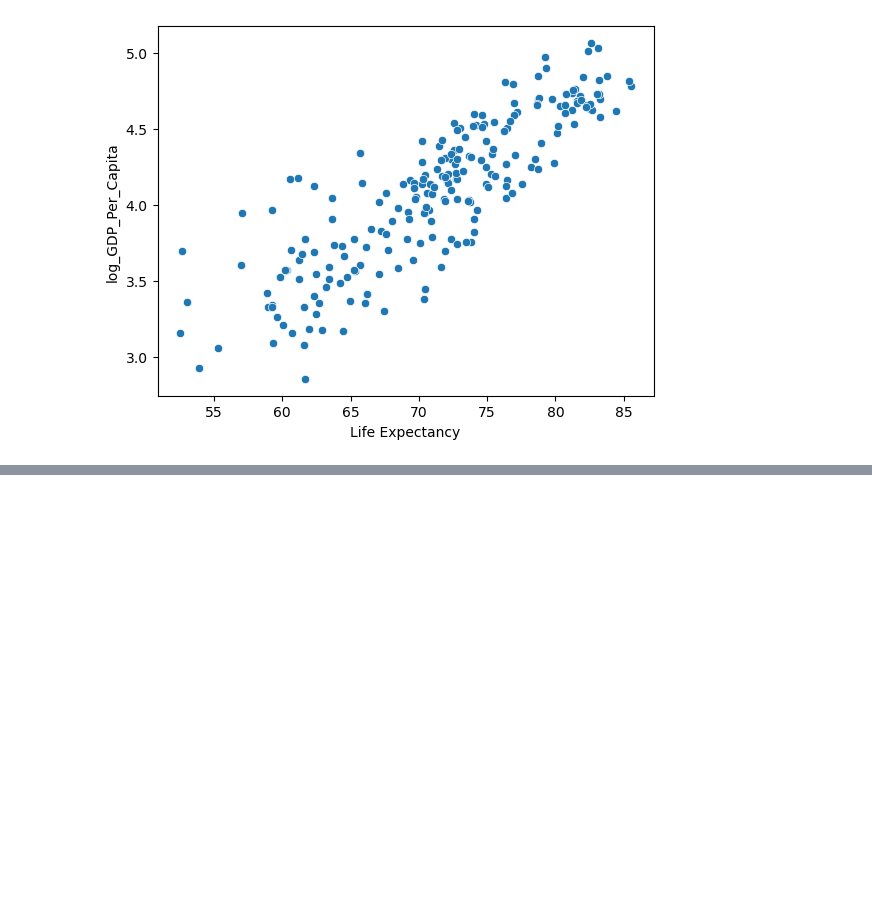
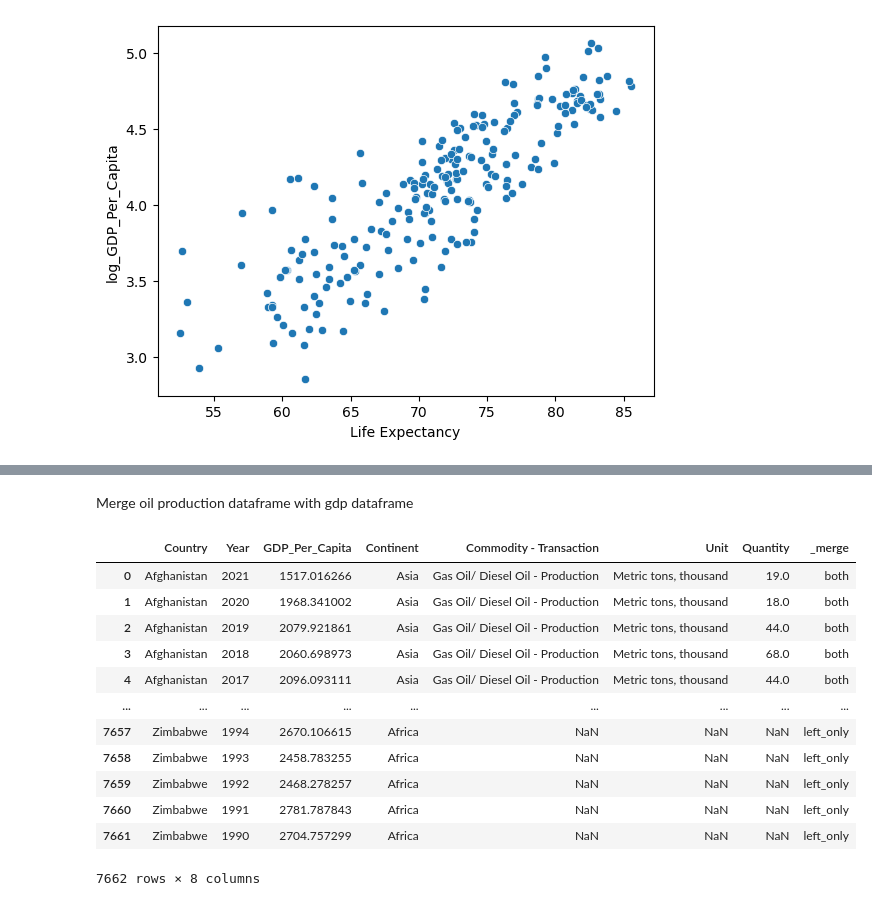
Before and after one commit to nss-data-science-cohort-8/un-exploration-GetGubbz, a Jupyter notebook: UN_Data_Exploration.ipynb, the cells around one changed output, grey strips where cells are left out. Saved outputs shown, nothing was run; the diff lists cells and outputs as text; code cells hidden in the pictures; blank space fills up the shorter version.

```diff
--- a/UN_Data_Exploration.ipynb
+++ b/UN_Data_Exploration.ipynb
@@ -598,0 +670,3 @@ Life expectancy correlates better with the log of gpd_per_capita and appears t
+# %%
+oil_df = pd.read_csv('../un-exploration-GetGubbz/data/UN_Oil_Data.csv')
+oil_df.head()
@@ -598,0 +686,4 @@ Life expectancy correlates better with the log of gpd_per_capita and appears t
+# %%
+oil_df = oil_df.rename(columns = {'Country or Area':'Country'})
+oil_df = oil_df.drop('Quantity Footnotes', axis =1)
+oil_df
@@ -598,0 +706,3 @@ Life expectancy correlates better with the log of gpd_per_capita and appears t
+# %%
+oil_production = oil_df.loc[oil_df['Commodity - Transaction'] == 'Gas Oil/ Diesel Oil - Production']
+oil_production
@@ -598,0 +723,19 @@ Life expectancy correlates better with the log of gpd_per_capita and appears t
+# %% [markdown]
+Merge oil production dataframe with gdp dataframe
+# %%
+gdp_oil_prod = pd.merge(gdp_df, oil_production, how = 'left', on = ['Country', 'Year'], validate = 'many_to_one', indicator = True)
+gdp_oil_prod
+# %% [output]
+|  | Country | Year | GDP_Per_Capita | Continent | Commodity - Transaction | Unit | Quantity | _merge |
+| 0 | Afghanistan | 2021 | 1517.016266 | Asia | Gas Oil/ Diesel Oil - Production | Metric tons, thousand | 19.0 | both |
+| 1 | Afghanistan | 2020 | 1968.341002 | Asia | Gas Oil/ Diesel Oil - Production | Metric tons, thousand | 18.0 | both |
+| 2 | Afghanistan | 2019 | 2079.921861 | Asia | Gas Oil/ Diesel Oil - Production | Metric tons, thousand | 44.0 | both |
+| 3 | Afghanistan | 2018 | 2060.698973 | Asia | Gas Oil/ Diesel Oil - Production | Metric tons, thousand | 68.0 | both |
+| 4 | Afghanistan | 2017 | 2096.093111 | Asia | Gas Oil/ Diesel Oil - Production | Metric tons, thousand | 44.0 | both |
+| ... | ... | ... | ... | ... | ... | ... | ... | ... |
+| 7657 | Zimbabwe | 1994 | 2670.106615 | Africa | NaN | NaN | NaN | left_only |
+| 7658 | Zimbabwe | 1993 | 2458.783255 | Africa | NaN | NaN | NaN | left_only |
+| 7659 | Zimbabwe | 1992 | 2468.278257 | Africa | NaN | NaN | NaN | left_only |
+| 7660 | Zimbabwe | 1991 | 2781.787843 | Africa | NaN | NaN | NaN | left_only |
+| 7661 | Zimbabwe | 1990 | 2704.757299 | Africa | NaN | NaN | NaN | left_only |
+7662 rows × 8 columns
```
Also changed, not shown: parts of 24 cells of this notebook.
